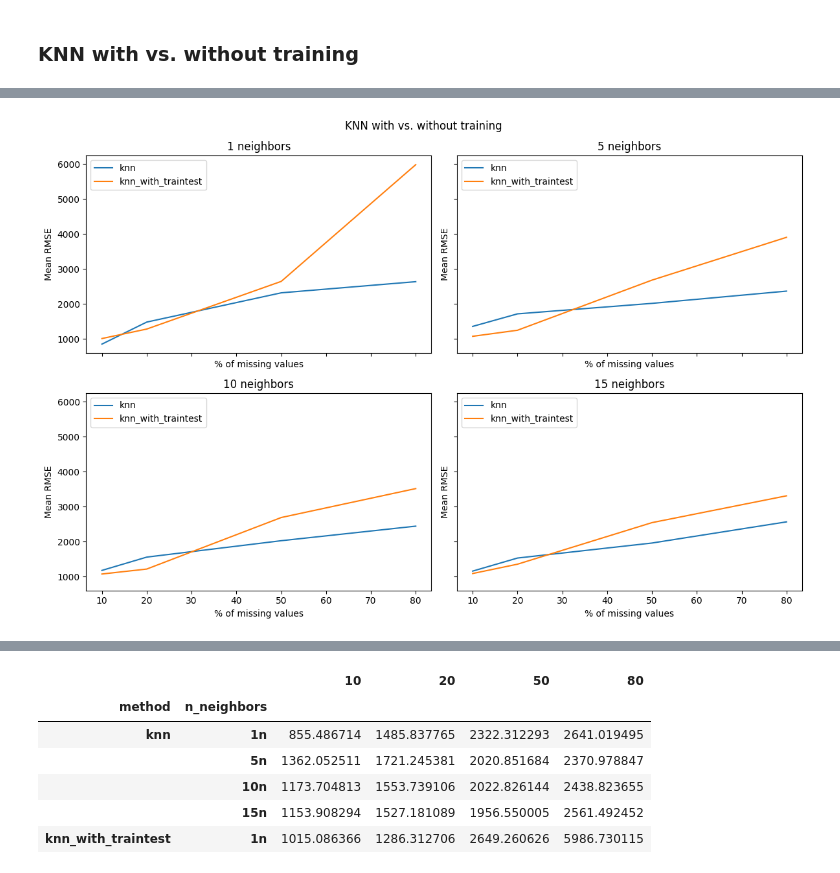
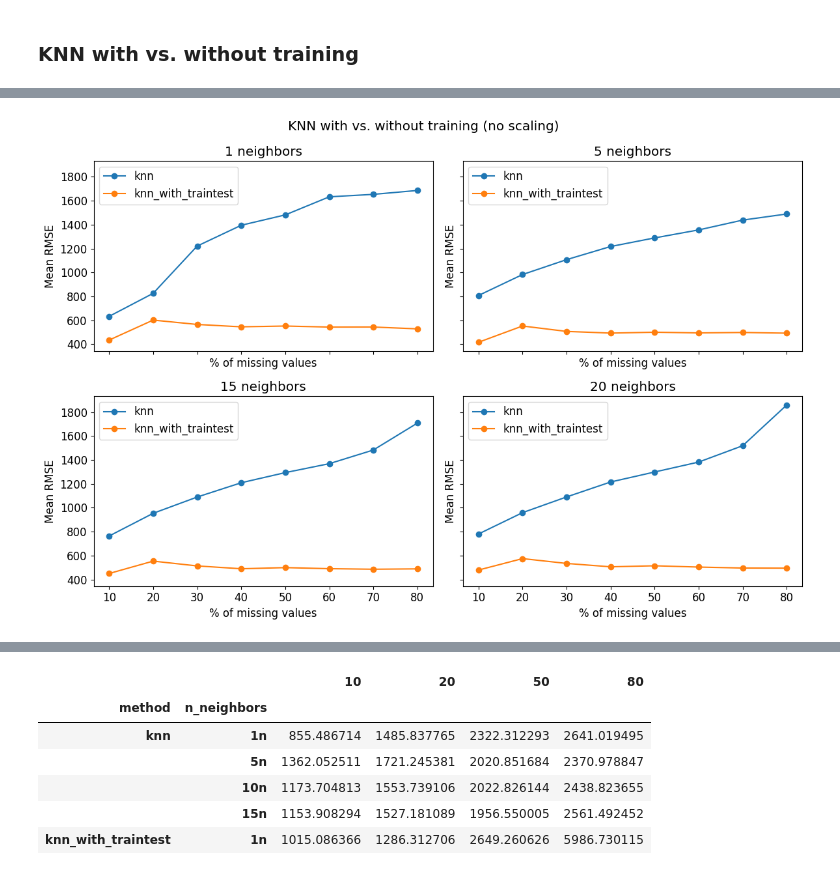
Before and after one commit to ojsant/gradu, a Jupyter notebook: pad_imputation.ipynb, the cells around one changed output, grey strips where cells are left out. Cells and saved outputs as stored; diff of their text form; code cells hidden in the pictures.

```diff
--- a/pad_imputation.ipynb
+++ b/pad_imputation.ipynb
@@ -38,18 +36,25 @@ wind = WindConstants()
 # %% [markdown]
 ### Simple imputation strategies: row/column mean, average of forward and backward fill, linear interpolation, KNN without train-test split
 # %%
-import subprocess
+results_path = Path(".") / "minmax_scaled_results"
+results_path.mkdir(exist_ok=True)
+
 imputer = PADImputer(wind)
 
-miss_pcts = np.arange(10, 80, 5)
+miss_pcts = np.arange(10, 81, 10)
 
 events = pd.read_csv("events.csv")
 for event_no in range(len(events)):
     event_key = events.values[event_no][0]
-    if event_key.split("-")[0] < "20121007":
-        continue
-    for method, miss_pct in product(["fill_average", "interp", "cubic"], miss_pcts):
-        rc = subprocess.run(("python3", "analysis.py", event_key, method, "time", str(miss_pct)))
+    if event_key.split("-")[0] > "20120930":
+        break
+    for method, axis, miss_pct in product(["fill_average", "interp"], ["time", "pitch_angle"], miss_pcts):
+        imputer.axis = 0 if axis == "time" else 1
+        imputer.method = method
+        imputer.run_analysis(event_key, miss_pct, repeats=50, scale="min_max",
+                             fname=f"{event_key}_{imputer.method}_axis{imputer.axis}_{miss_pct}pct",
+                             file_path=file_path, results_path=results_path,
+                             show_plot=False, save_plot=False)
     clear_output()
 # %%
 import matplotlib.pyplot as plt
@@ -107,7 +111,7 @@ means
 ### KNN with vs. without training
 # %%
 import subprocess
-miss_pcts = [10, 20, 50, 80]
-for n_neighbors in [1, 5, 10, 15]:
+miss_pcts = [10, 20, 30, 40, 50, 60, 70, 80]
+for n_neighbors in [1, 5, 15, 20]:
     for miss_pct in miss_pcts:
         rc = subprocess.run(("python3", "knn_train_test_analysis.py", str(miss_pct), str(n_neighbors)))
@@ -114,37 +136,38 @@ for n_neighbors in [1, 5, 10, 15]:
 # %%
 import matplotlib.pyplot as plt
 import numpy as np
-
+import os
+import pandas as pd
 
 os.chdir("/home/ojsant/gradu/knn_results")
-means = pd.read_csv("/home/ojsant/gradu/knn_results/20120102-153731.csv", header=0, index_col=[0, 1])
+means = pd.read_csv("/home/ojsant/gradu/knn_results/20120102-153731.csv", header=[0, 1], index_col=[0, 1, 2])["rmse_mean"]
 # stds = means.copy()
-base_arr = np.zeros((8,4))
+
 dfs = []
 for i, csv in enumerate(os.listdir()):
     try:
-        dfs.append(pd.read_csv(csv, header=0, index_col=[0, 1]).to_numpy())
+        dfs.append(pd.read_csv(csv, header=[0, 1], index_col=[0, 1, 2])["rmse_mean"].to_numpy())
     except IsADirectoryError:
         continue
 
 dfs = np.stack(dfs)
 mean_rmses = np.nanmean(dfs, axis=0)
 means.iloc[:] = mean_rmses
 # std_rmses = np.std(dfs, axis=0, ddof=1)
 # stds.iloc[:] = std_rmses
 pcts = means.columns.astype(int)
 
 fig, axs = plt.subplots(ncols=2, nrows=2, figsize=(12, 8), sharex=True, sharey=True)
-fig.suptitle("KNN with vs. without training")
+fig.suptitle("KNN with vs. without training (no scaling)")
 # Plot data
-for i, n_neighbors in enumerate([1, 5, 10, 15]):
+for i, n_neighbors in enumerate([1, 5, 15, 20]):
     ax = axs.ravel()[i]
-    ax.plot(pcts, means.loc[("knn", f"{n_neighbors}n")].values, label="knn")
-    ax.plot(pcts, means.loc[("knn_with_traintest", f"{n_neighbors}n")].values, label="knn_with_traintest")
+    ax.plot(pcts, means.loc[("knn", "time", f"{n_neighbors}n")].values, "o-", label="knn")
+    ax.plot(pcts, means.loc[("knn_with_traintest", "time", f"{n_neighbors}n")].values, "o-", label="knn_with_traintest")
     ax.legend(loc="upper left")
     ax.set_title(f"{n_neighbors} neighbors")
     ax.set_xlabel(r"% of missing values")
     ax.set_ylabel("Mean RMSE")
 plt.tight_layout()
 # %% [output]
-[figure, old version]
+[figure, new version]
```
Also changed, not shown: parts of 9 cells of this notebook, 3 other files.
